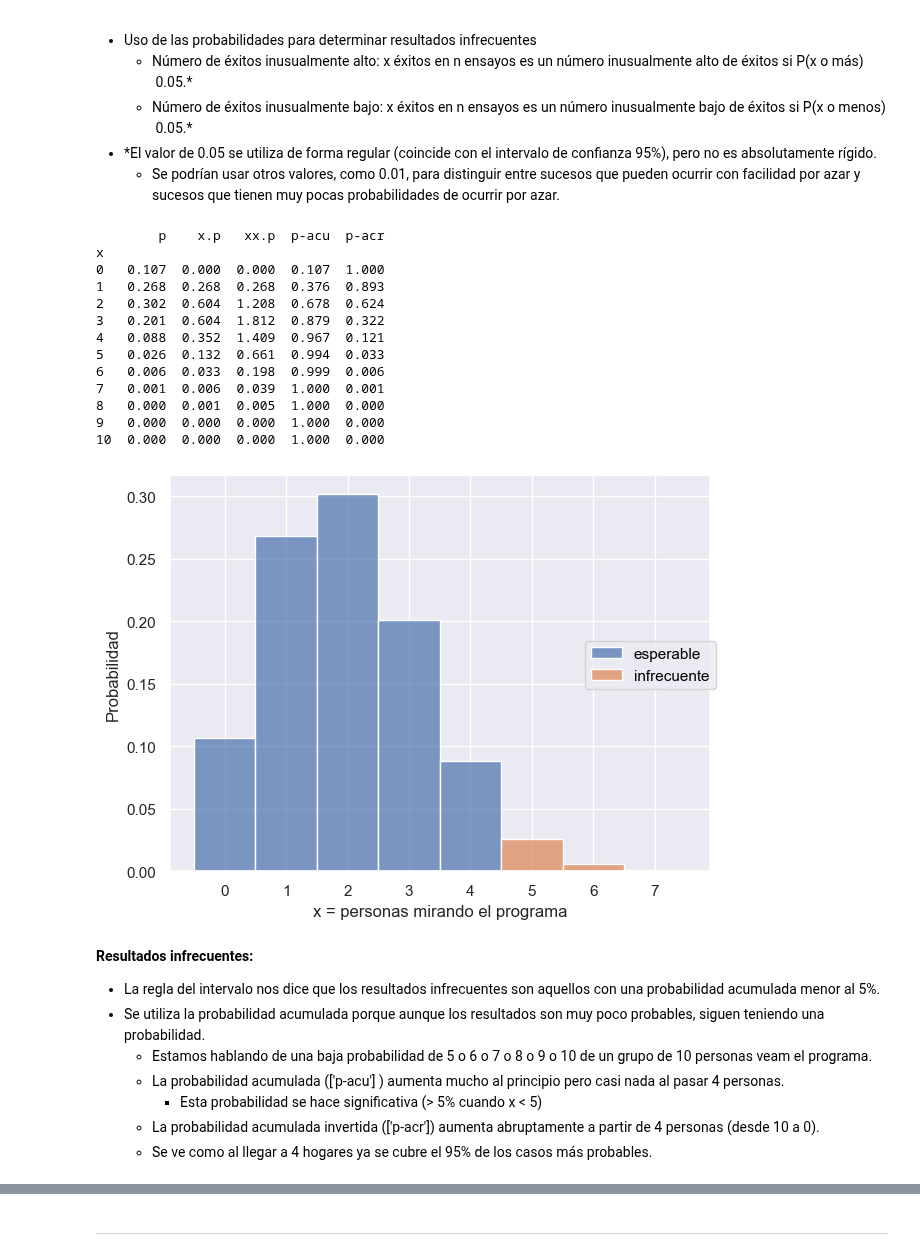
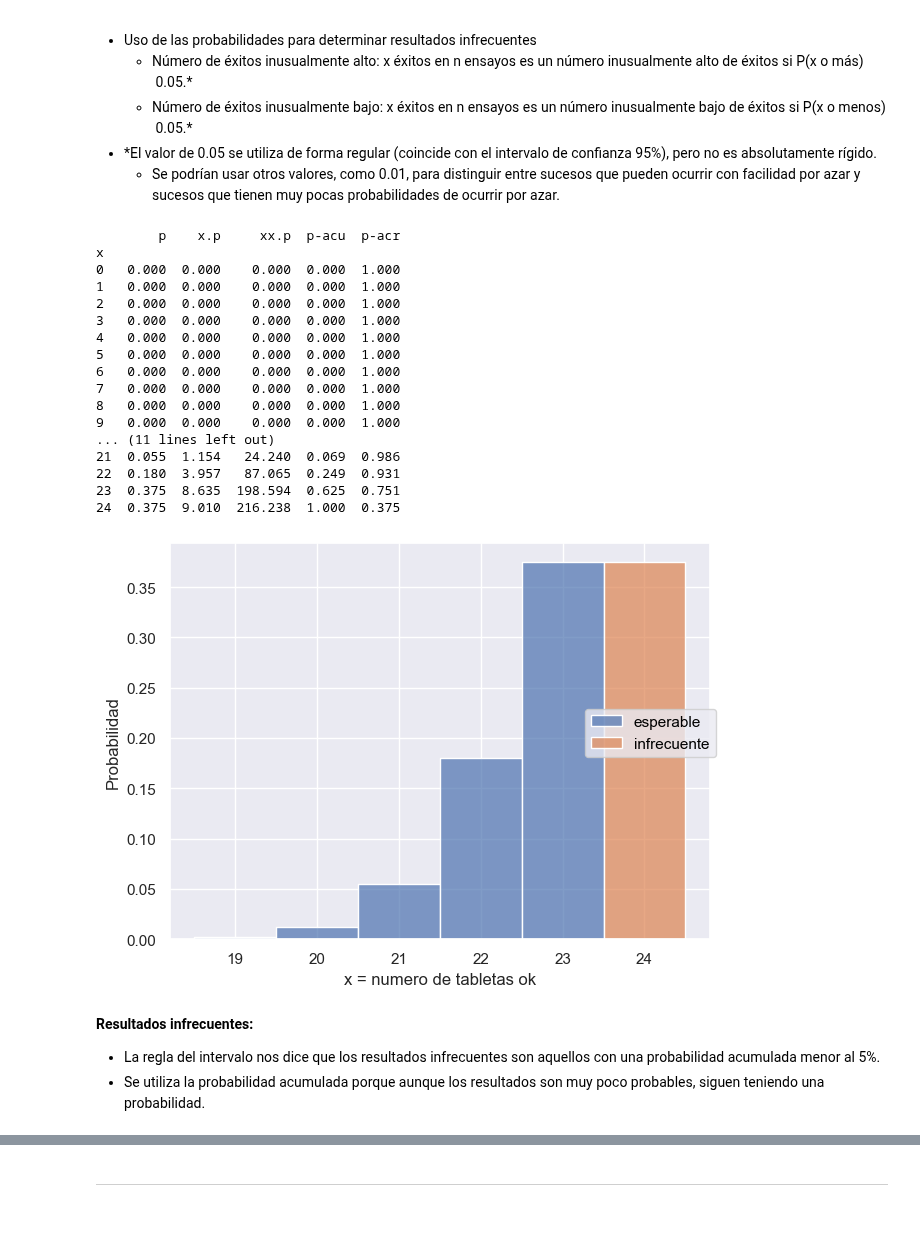
Before and after one commit to DaniCh-Coder/Python-Notes, a Jupyter notebook: ps stats/Probability-distributions/dist-prob-binom-aspirina.ipynb, the cells around one changed output, grey strips where cells are left out. Drawn from its saved outputs; the diff is of its cells as text; code cells hidden in the pictures; blank space fills up the shorter version.

```diff
--- a/ps stats/Probability-distributions/dist-prob-binom-aspirina.ipynb
+++ b/ps stats/Probability-distributions/dist-prob-binom-aspirina.ipynb
@@ -23,9 +23,9 @@ La compañía Medassist Pharmaceutical Company recibe grandes embarques de table
 ### Parametros
 # %%
 # Definición de parámetros del problema
-n = 10   # Número de tabletas
-p = 0.2  # Probabilidad de ser seleccionado
-x = [ x for x in range(n+1)] # x varia de 0 a 6
+n = 24   # Número de tabletas
+p = 0.96  # Probabilidad de ser seleccionado
+x = [ x for x in range(n+1)] # x varia de 0 a n=24
 # %% [markdown]
 ### Construcción de la distribución binomial
 # %%
@@ -170,39 +170,38 @@ El valor más esperable es: 2.00
 # %%
 df_m = df_tv.round(3).set_index('x')
 print(df_m)
 # Añadir una columna de color
-df_m['Miembros'] = ['esperable' if i <= 4 else 'infrecuente' for i in df_tv['x']]
+df_m['Miembros'] = ['esperable' if i <= 23 else 'infrecuente' for i in df_tv['x']]
 
 # Crear la figura y los ejes usando seaborn.objects
 hist = (
     so.Plot(df_m, x='x', y='p', color='Miembros')
     .add(so.Bars())
-    .label(x="x = personas mirando el programa", y="Probabilidad", color="")
+    .label(x="x = numero de tabletas ok", y="Probabilidad", color="")
 )
 
 # Mostrar el gráfico , color = df_miembros['x'][df_miembros['x'] < 8]
 hist.show()
 # %% [output]
-        p    x.p   xx.p  p-acu  p-acr
+        p    x.p     xx.p  p-acu  p-acr
 x
-0   0.107  0.000  0.000  0.107  1.000
-1   0.268  0.268  0.268  0.376  0.893
-2   0.302  0.604  1.208  0.678  0.624
-3   0.201  0.604  1.812  0.879  0.322
-4   0.088  0.352  1.409  0.967  0.121
-5   0.026  0.132  0.661  0.994  0.033
-6   0.006  0.033  0.198  0.999  0.006
-7   0.001  0.006  0.039  1.000  0.001
-8   0.000  0.001  0.005  1.000  0.000
-9   0.000  0.000  0.000  1.000  0.000
-10  0.000  0.000  0.000  1.000  0.000
+0   0.000  0.000    0.000  0.000  1.000
+1   0.000  0.000    0.000  0.000  1.000
+2   0.000  0.000    0.000  0.000  1.000
+3   0.000  0.000    0.000  0.000  1.000
+4   0.000  0.000    0.000  0.000  1.000
+5   0.000  0.000    0.000  0.000  1.000
+6   0.000  0.000    0.000  0.000  1.000
+7   0.000  0.000    0.000  0.000  1.000
+8   0.000  0.000    0.000  0.000  1.000
+9   0.000  0.000    0.000  0.000  1.000
+... (11 lines left out)
+21  0.055  1.154   24.240  0.069  0.986
+22  0.180  3.957   87.065  0.249  0.931
+23  0.375  8.635  198.594  0.625  0.751
+24  0.375  9.010  216.238  1.000  0.375
-[figure, old version]
+[figure, new version]
 # %% [markdown]
 **Resultados infrecuentes:**
 + La regla del intervalo nos dice que los resultados infrecuentes son aquellos con una probabilidad acumulada menor al 5%.
 + Se utiliza la probabilidad acumulada porque aunque los resultados son muy poco probables, siguen teniendo una probabilidad.
-    + Estamos hablando de una baja probabilidad de 5 o 6 o 7 o 8 o 9 o 10 de un grupo de 10 personas veam el programa.
-    + La probabilidad acumulada (['p-acu'] ) aumenta mucho al principio pero casi nada al pasar 4 personas.
-        + Esta probabilidad se hace significativa (> 5% cuando x < 5)
-    + La probabilidad acumulada invertida (['p-acr']) aumenta abruptamente a partir de 4 personas (desde 10 a 0).
-    + Se ve como al llegar a 4 hogares ya se cubre el 95% de los casos más probables.
```
Also changed, not shown: parts of 14 cells of this notebook, 2 other files.
